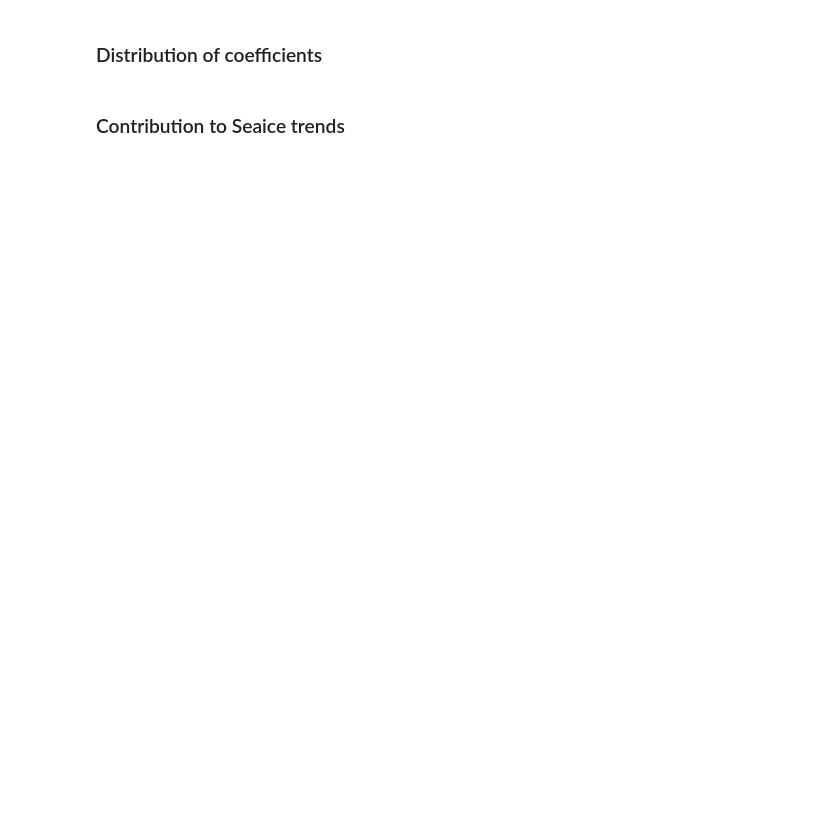
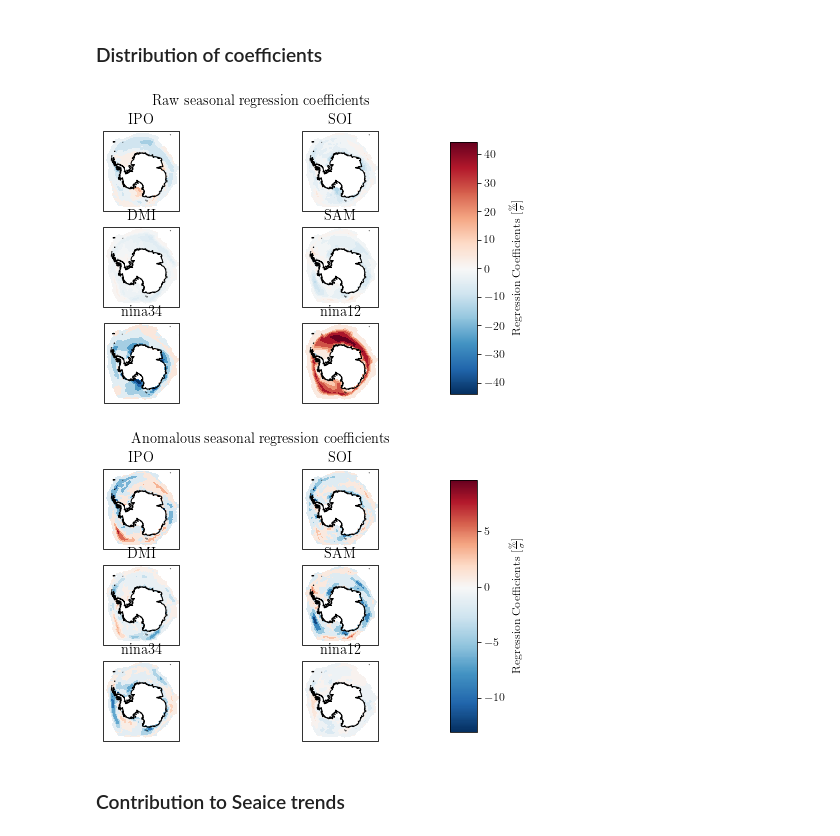
Before and after one commit to hjelleyman/Antarctica-M.1, a Jupyter notebook: Week_0.ipynb, the cells around one changed output. Saved outputs shown, nothing was run; the diff lists cells and outputs as text; code cells hidden in the pictures; blank space fills up the shorter version.

```diff
--- a/Week_0.ipynb
+++ b/Week_0.ipynb
@@ -74,0 +134,6 @@ For this we want the following plots.
+# %%
+sic = p2.load_seaice(resolutions, temporal_resolution, temporal_decomposition, detrend)
+ds = p2.load_indicies()
+normalized = p2.normalise_indicies(ds)[subindicies]
+
+sic
@@ -95,3 +211,11 @@ For this we want the following plots.
         - Time series graphs.
 
 ### Running the model
+# %%
+subindicies = ['IPO', 'SOI', 'DMI', 'SAM', 'nina34','nina12']
+
+sic = p2.load_seaice(resolutions, temporal_resolution, temporal_decomposition, detrend)
+ds = p2.load_indicies()
+normalized = p2.normalise_indicies(ds)[subindicies]
+# %%
+regression_results = p2.multiple_fast_regression(sic, normalized)
@@ -98,4 +245,9 @@ For this we want the following plots.
 # %% [markdown]
 ### Distribution of coefficients
+# %%
+p2.plot_coefficients(regression_results)
+# %% [output]
+[figure, added]
+[figure, added]
 # %% [markdown]
 ### Contribution to Seaice trends
```
Also changed, not shown: parts of 21 cells of this notebook, 8 other files.
